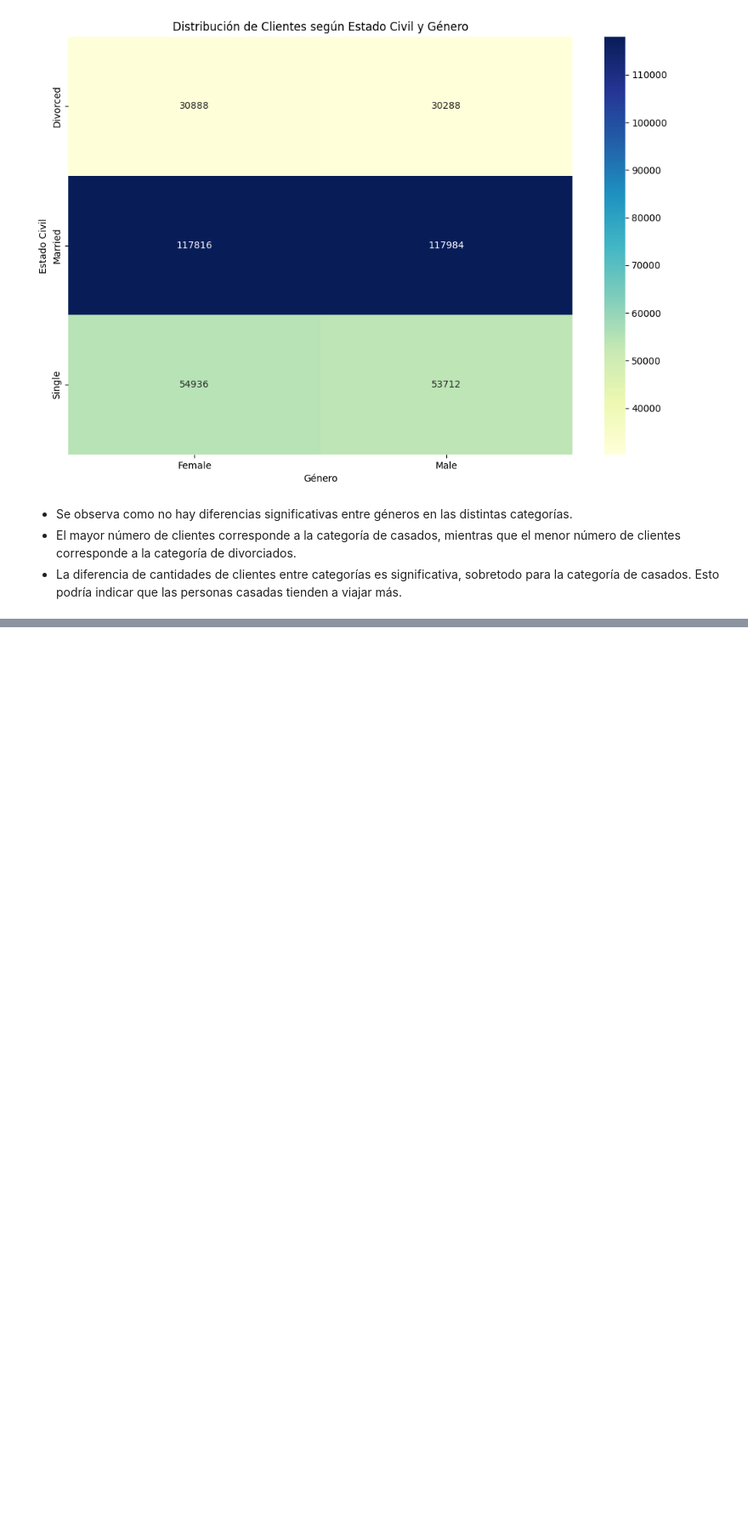
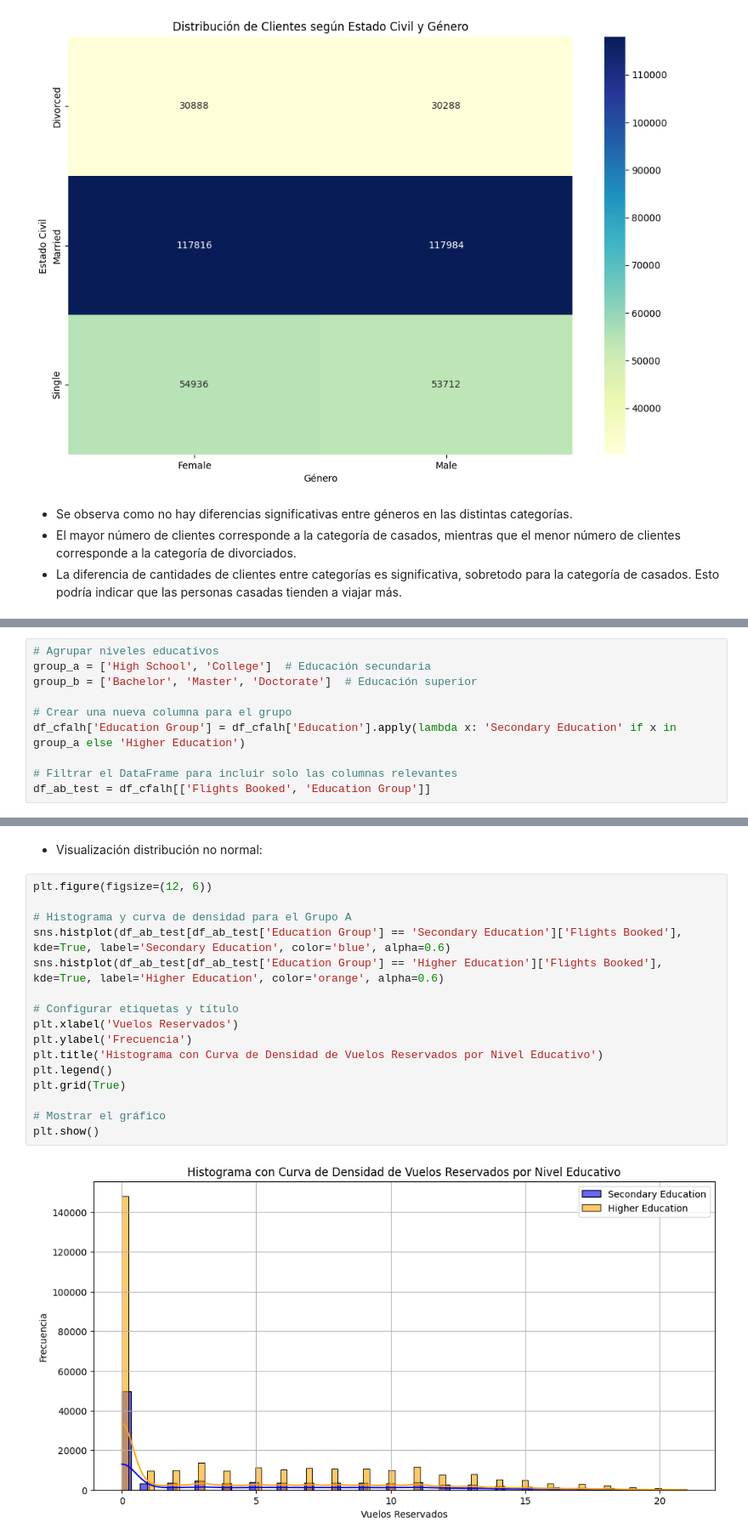
Before and after one commit to Adalab/bda-modulo-3-evaluacion-final-LaiaAyats, a Jupyter notebook: evaluation.ipynb, the cells around one changed output, grey strips where cells are left out. Shown: that part at 85% size. Drawn from its saved outputs; the diff is of its cells as text; blank space fills up the shorter version.

```diff
--- a/evaluation.ipynb
+++ b/evaluation.ipynb
@@ -727,0 +732,10 @@ plt.show()
+# %%
+# Agrupar niveles educativos
+group_a = ['High School', 'College']  # Educación secundaria
+group_b = ['Bachelor', 'Master', 'Doctorate']  # Educación superior
+
+# Crear una nueva columna para el grupo
+df_cfalh['Education Group'] = df_cfalh['Education'].apply(lambda x: 'Secondary Education' if x in group_a else 'Higher Education')
+
+# Filtrar el DataFrame para incluir solo las columnas relevantes
+df_ab_test = df_cfalh[['Flights Booked', 'Education Group']]
@@ -727,0 +782,20 @@ plt.show()
+# %% [markdown]
+- Visualización distribución no normal:
+# %%
+plt.figure(figsize=(12, 6))
+
+# Histograma y curva de densidad para el Grupo A
+sns.histplot(df_ab_test[df_ab_test['Education Group'] == 'Secondary Education']['Flights Booked'], kde=True, label='Secondary Education', color='blue', alpha=0.6)
+sns.histplot(df_ab_test[df_ab_test['Education Group'] == 'Higher Education']['Flights Booked'], kde=True, label='Higher Education', color='orange', alpha=0.6)
+
+# Configurar etiquetas y título
+plt.xlabel('Vuelos Reservados')
+plt.ylabel('Frecuencia')
+plt.title('Histograma con Curva de Densidad de Vuelos Reservados por Nivel Educativo')
+plt.legend()
+plt.grid(True)
+
+# Mostrar el gráfico
+plt.show()
+# %% [output]
+[figure, added]
```
Also changed, not shown: parts of 10 cells of this notebook.
